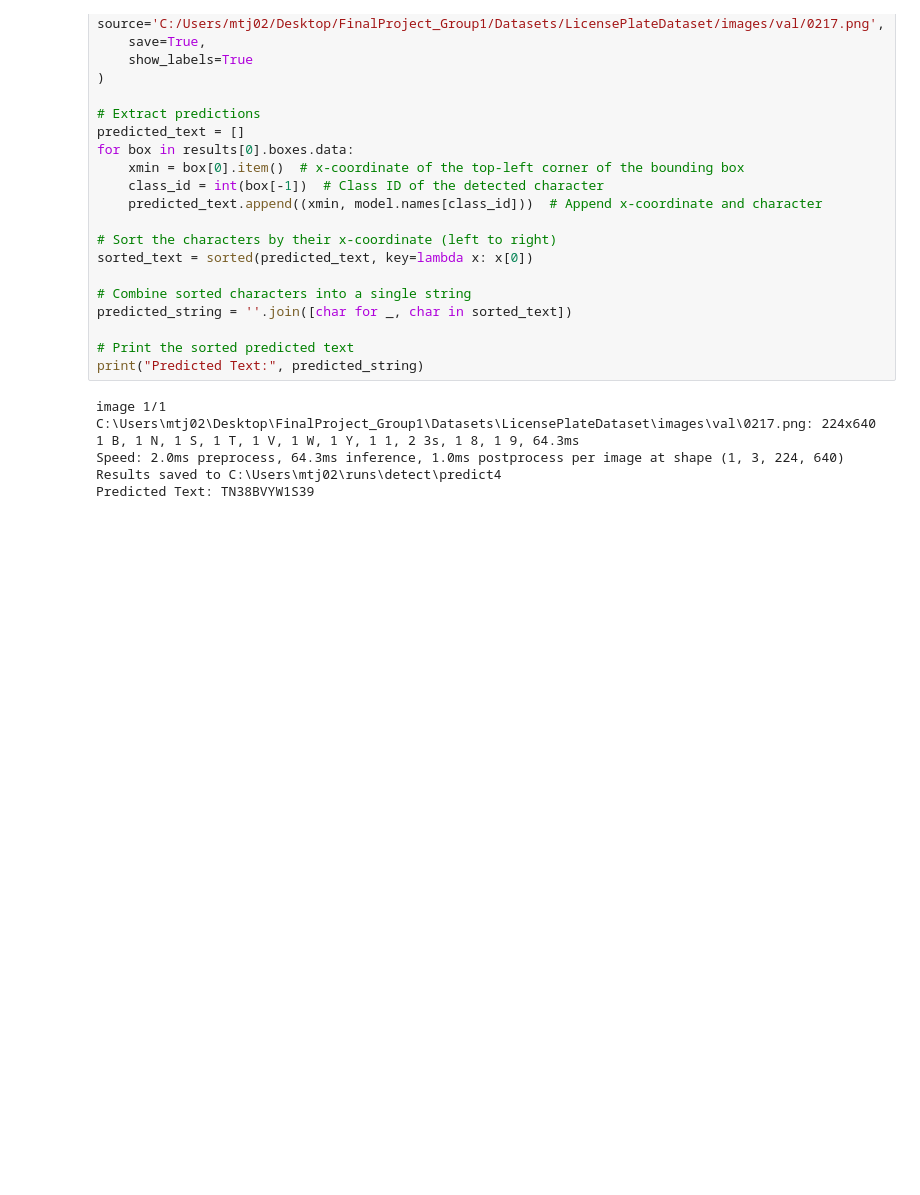
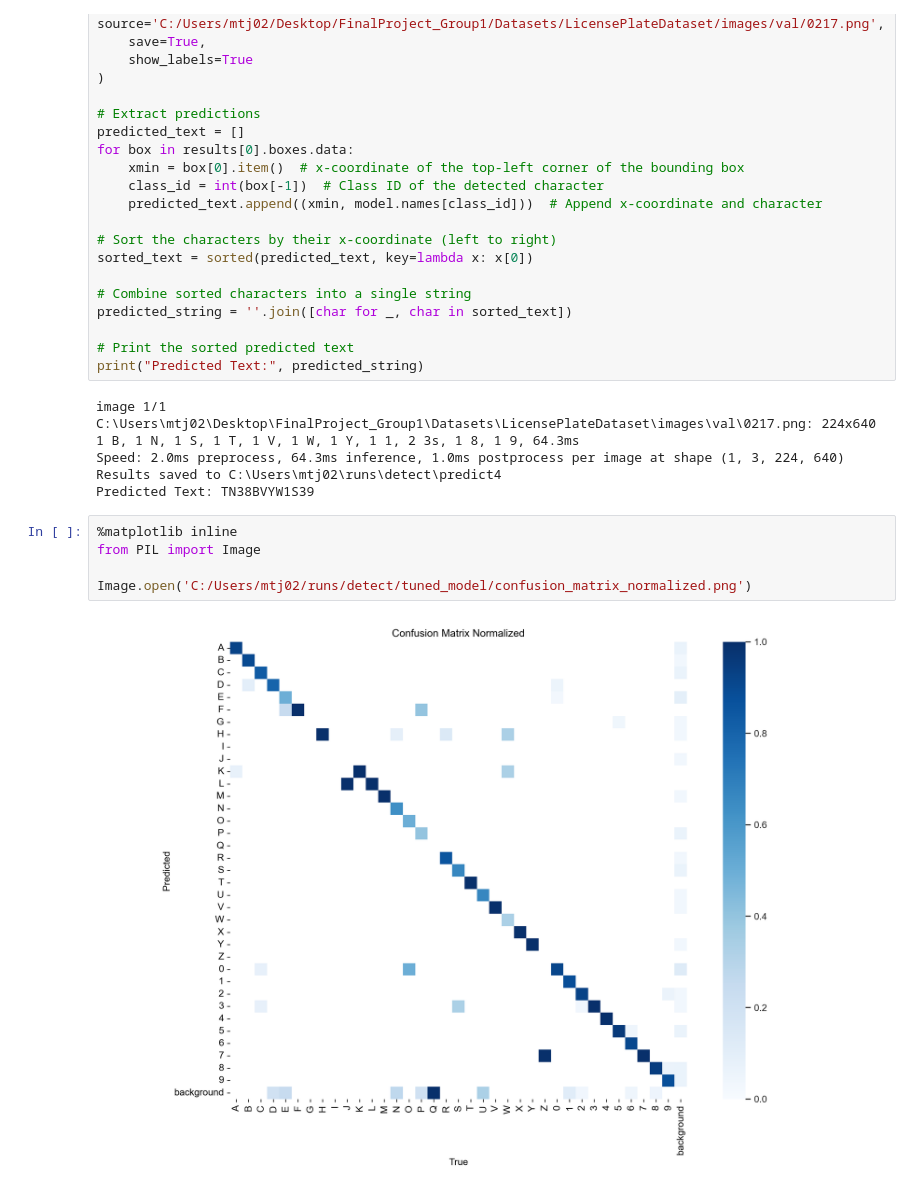
Before and after one commit to MichaelTj02/FinalProject_Group1, a Jupyter notebook: LicensePlate_YOLO.ipynb, the cells around one changed output. Drawn from its saved outputs; the diff is of its cells as text; blank space fills up the shorter version.

```diff
--- a/LicensePlate_YOLO.ipynb
+++ b/LicensePlate_YOLO.ipynb
@@ -591,3 +591,10 @@ image 1/1 C:\Users\mtj02\Desktop\FinalProject_Group1\Datasets\LicensePlateDatase
 Speed: 2.0ms preprocess, 64.3ms inference, 1.0ms postprocess per image at shape (1, 3, 224, 640)
 Results saved to C:\Users\mtj02\runs\detect\predict4
 Predicted Text: TN38BVYW1S39
+# %%
+%matplotlib inline
+from PIL import Image
+
+Image.open('C:/Users/mtj02/runs/detect/tuned_model/confusion_matrix_normalized.png')
+# %% [output]
+[figure, added]
```
